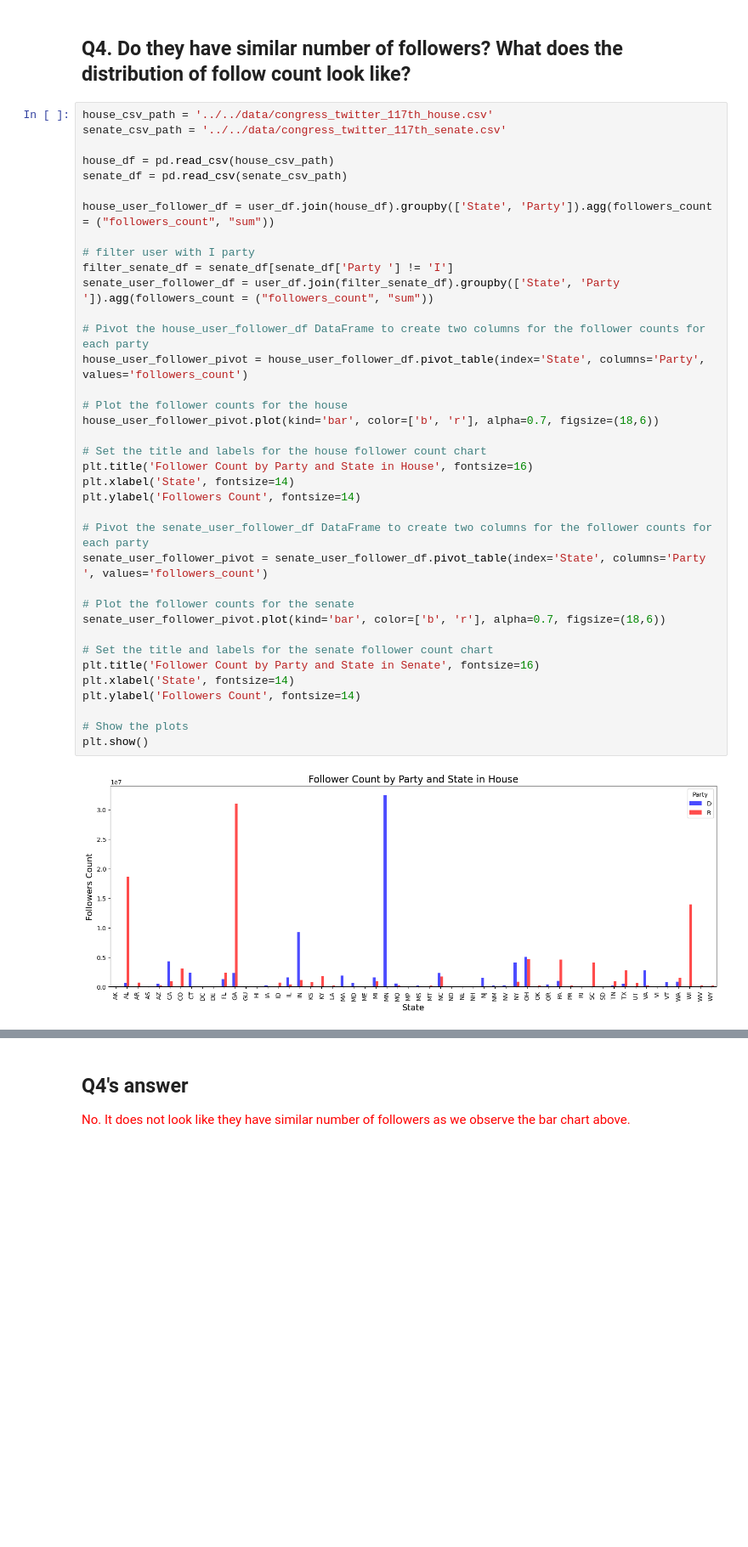
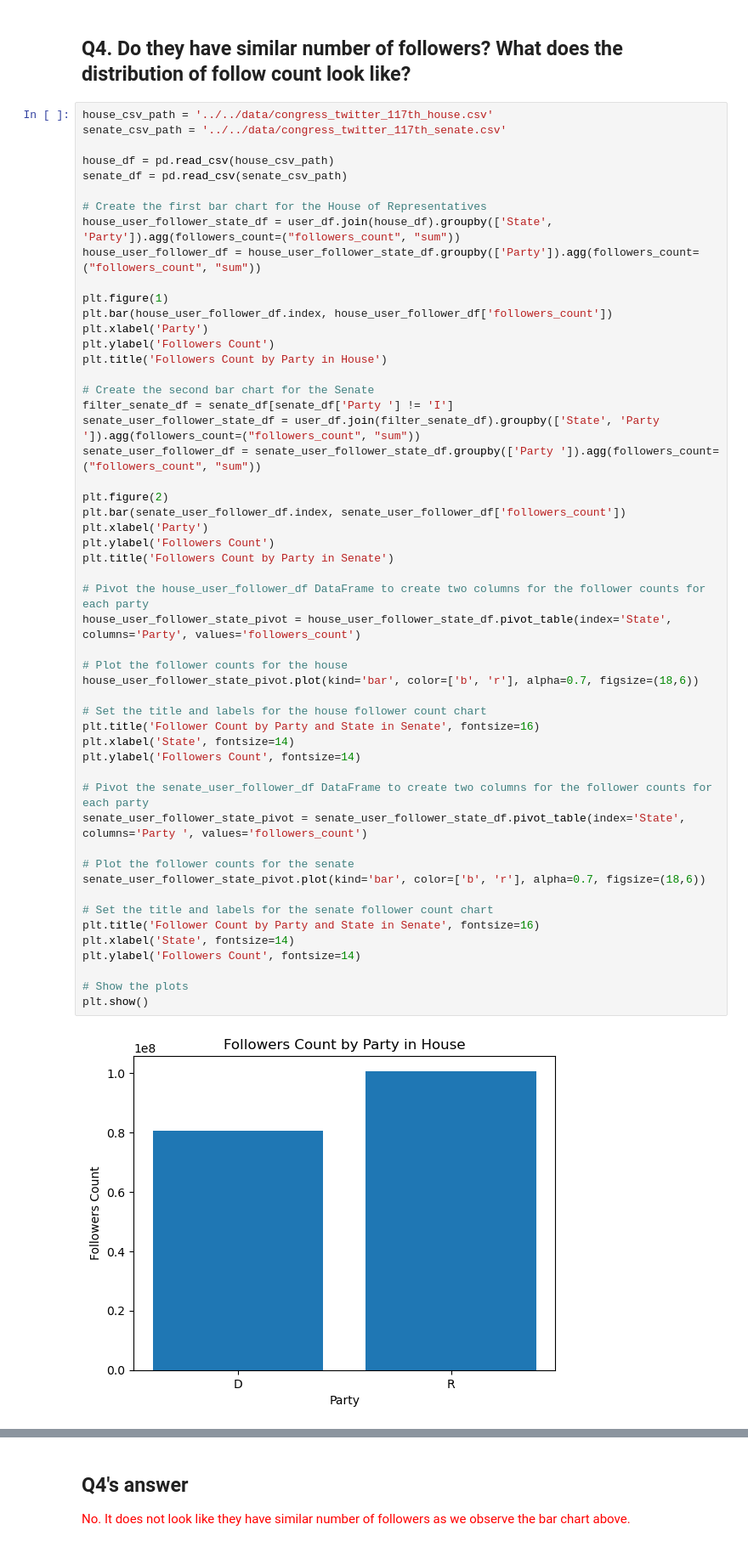
Before and after one commit to e8yes/spectrum-generator, a Jupyter notebook: src/notebook/eda.ipynb, the cells around one changed output, grey strips where cells are left out. Shown at 85% size. Cells and saved outputs as stored; diff of their text form; blank space fills up the shorter version.

```diff
--- a/src/notebook/eda.ipynb
+++ b/src/notebook/eda.ipynb
@@ -94,39 +94,54 @@ Name: count, dtype: float64
 # %%
 house_csv_path = '../../data/congress_twitter_117th_house.csv'
 senate_csv_path = '../../data/congress_twitter_117th_senate.csv'
 
 house_df = pd.read_csv(house_csv_path)
 senate_df = pd.read_csv(senate_csv_path)
 
-house_user_follower_df = user_df.join(house_df).groupby(['State', 'Party']).agg(followers_count = ("followers_count", "sum"))
+# Create the first bar chart for the House of Representatives
+house_user_follower_state_df = user_df.join(house_df).groupby(['State', 'Party']).agg(followers_count=("followers_count", "sum"))
+house_user_follower_df = house_user_follower_state_df.groupby(['Party']).agg(followers_count=("followers_count", "sum"))
 
-# filter user with I party
+plt.figure(1)
+plt.bar(house_user_follower_df.index, house_user_follower_df['followers_count'])
+plt.xlabel('Party')
+plt.ylabel('Followers Count')
+plt.title('Followers Count by Party in House')
+
+# Create the second bar chart for the Senate
 filter_senate_df = senate_df[senate_df['Party '] != 'I']
-senate_user_follower_df = user_df.join(filter_senate_df).groupby(['State', 'Party ']).agg(followers_count = ("followers_count", "sum"))
+senate_user_follower_state_df = user_df.join(filter_senate_df).groupby(['State', 'Party ']).agg(followers_count=("followers_count", "sum"))
+senate_user_follower_df = senate_user_follower_state_df.groupby(['Party ']).agg(followers_count=("followers_count", "sum"))
+
+plt.figure(2)
+plt.bar(senate_user_follower_df.index, senate_user_follower_df['followers_count'])
+plt.xlabel('Party')
+plt.ylabel('Followers Count')
+plt.title('Followers Count by Party in Senate')
 
 # Pivot the house_user_follower_df DataFrame to create two columns for the follower counts for each party
-house_user_follower_pivot = house_user_follower_df.pivot_table(index='State', columns='Party', values='followers_count')
+house_user_follower_state_pivot = house_user_follower_state_df.pivot_table(index='State', columns='Party', values='followers_count')
 
 # Plot the follower counts for the house
-house_user_follower_pivot.plot(kind='bar', color=['b', 'r'], alpha=0.7, figsize=(18,6))
+house_user_follower_state_pivot.plot(kind='bar', color=['b', 'r'], alpha=0.7, figsize=(18,6))
 
 # Set the title and labels for the house follower count chart
-plt.title('Follower Count by Party and State in House', fontsize=16)
+plt.title('Follower Count by Party and State in Senate', fontsize=16)
 plt.xlabel('State', fontsize=14)
 plt.ylabel('Followers Count', fontsize=14)
 
 # Pivot the senate_user_follower_df DataFrame to create two columns for the follower counts for each party
-senate_user_follower_pivot = senate_user_follower_df.pivot_table(index='State', columns='Party ', values='followers_count')
+senate_user_follower_state_pivot = senate_user_follower_state_df.pivot_table(index='State', columns='Party ', values='followers_count')
 
 # Plot the follower counts for the senate
-senate_user_follower_pivot.plot(kind='bar', color=['b', 'r'], alpha=0.7, figsize=(18,6))
+senate_user_follower_state_pivot.plot(kind='bar', color=['b', 'r'], alpha=0.7, figsize=(18,6))
 
 # Set the title and labels for the senate follower count chart
 plt.title('Follower Count by Party and State in Senate', fontsize=16)
 plt.xlabel('State', fontsize=14)
 plt.ylabel('Followers Count', fontsize=14)
 
 # Show the plots
 plt.show()
 # %% [output]
-[figure, old version]
+[figure, new version]
```
Also changed, not shown: parts of 1 cell of this notebook.
